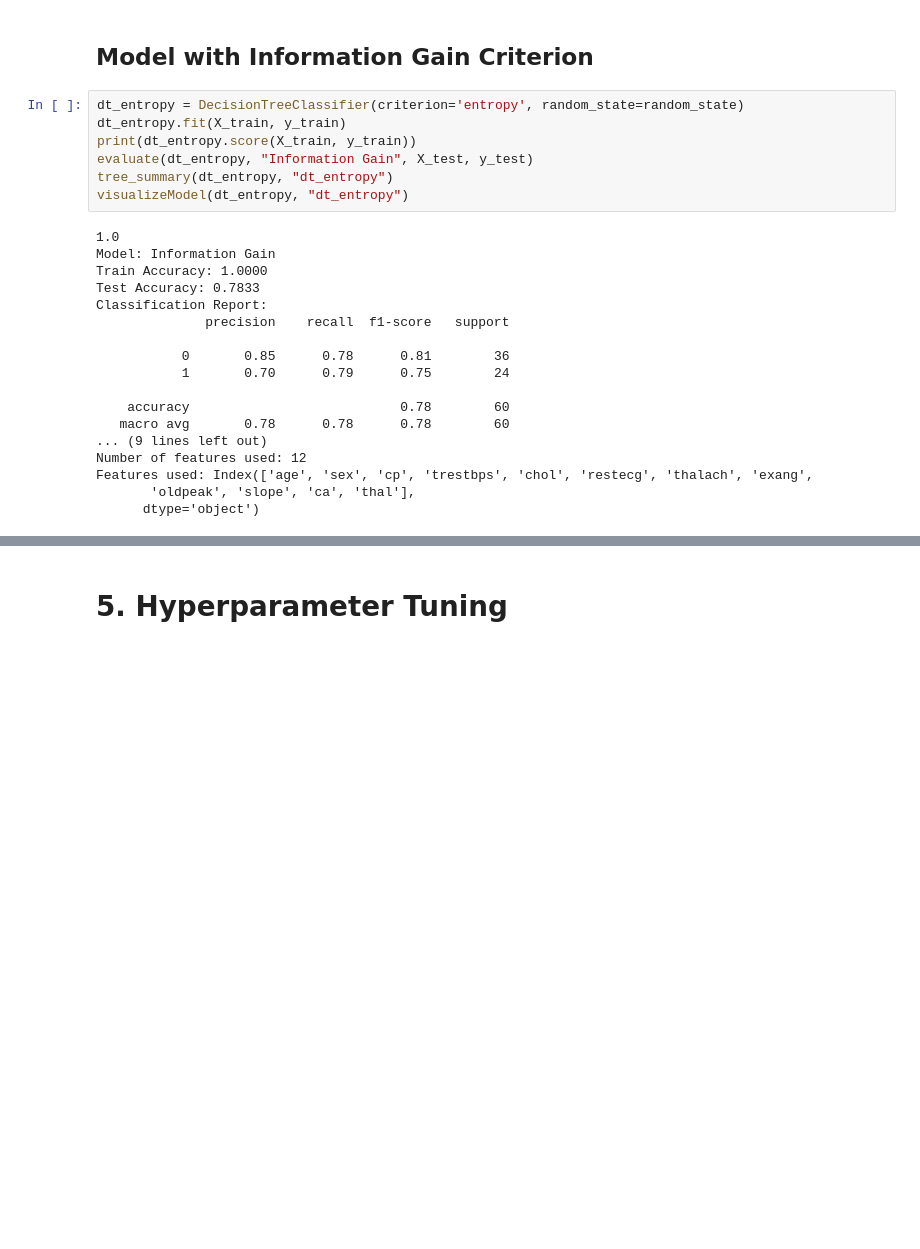
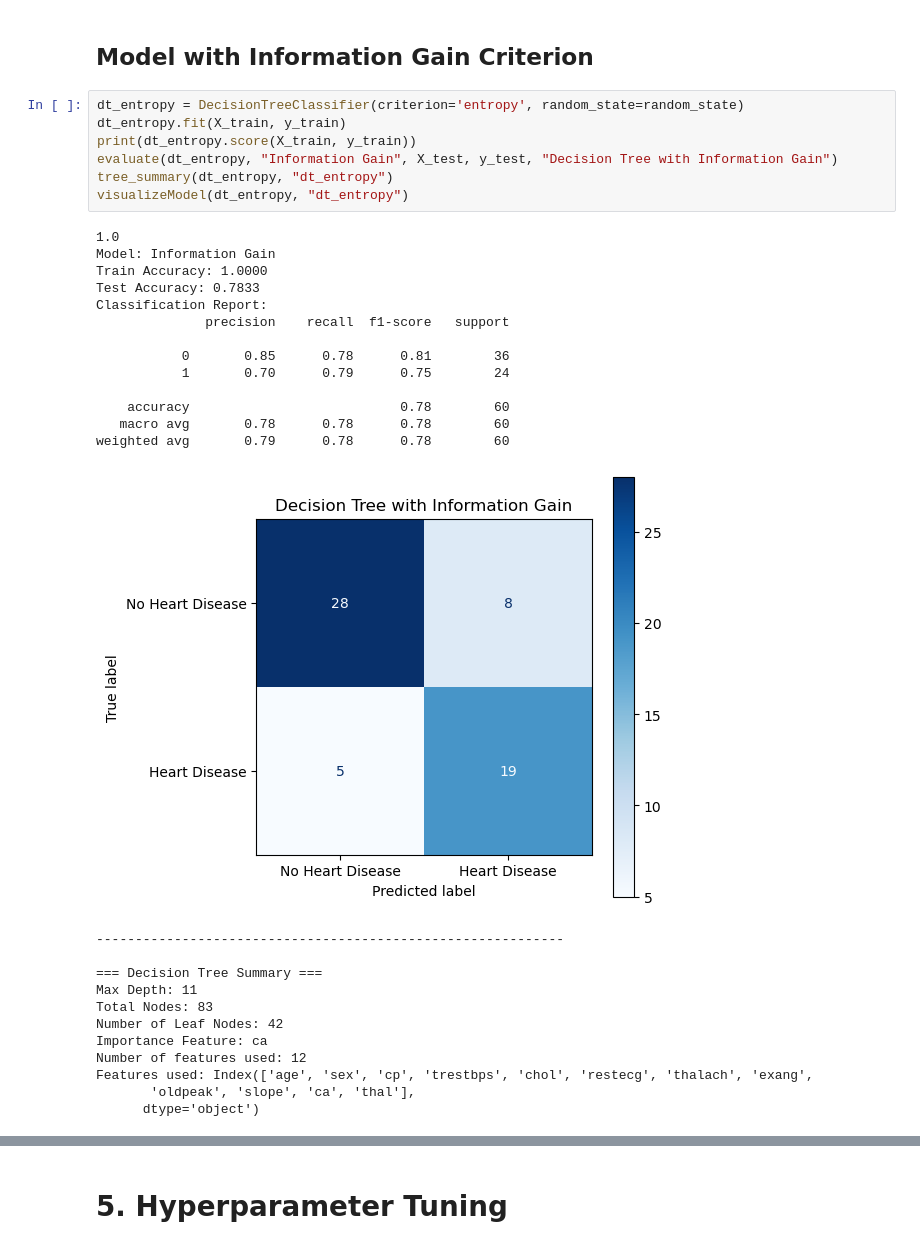
Before and after one commit to virakden/decision-tree-ranfor, a Jupyter notebook: decision-tree.ipynb, the cells around one changed output, grey strips where cells are left out. Saved outputs shown, nothing was run; the diff lists cells and outputs as text; blank space fills up the shorter version.

```diff
--- a/decision-tree.ipynb
+++ b/decision-tree.ipynb
@@ -301,28 +322,36 @@ Features used: Index(['age', 'sex', 'cp', 'trestbps', 'chol', 'thalach', 'exang'
 # %%
 dt_entropy = DecisionTreeClassifier(criterion='entropy', random_state=random_state)
 dt_entropy.fit(X_train, y_train)
 print(dt_entropy.score(X_train, y_train))
-evaluate(dt_entropy, "Information Gain", X_test, y_test)
+evaluate(dt_entropy, "Information Gain", X_test, y_test, "Decision Tree with Information Gain")
 tree_summary(dt_entropy, "dt_entropy")
 visualizeModel(dt_entropy, "dt_entropy")
 # %% [output]
 1.0
 Model: Information Gain
 Train Accuracy: 1.0000
 Test Accuracy: 0.7833
 Classification Report:
               precision    recall  f1-score   support
 
            0       0.85      0.78      0.81        36
            1       0.70      0.79      0.75        24
 
     accuracy                           0.78        60
    macro avg       0.78      0.78      0.78        60
-... (9 lines left out)
-Number of features used: 12
-Features used: Index(['age', 'sex', 'cp', 'trestbps', 'chol', 'restecg', 'thalach', 'exang',
-       'oldpeak', 'slope', 'ca', 'thal'],
-      dtype='object')
+weighted avg       0.79      0.78      0.78        60
+[figure, added]
+------------------------------------------------------------
+
+=== Decision Tree Summary ===
+Max Depth: 11
+Total Nodes: 83
+Number of Leaf Nodes: 42
+Importance Feature: ca
+Number of features used: 12
+Features used: Index(['age', 'sex', 'cp', 'trestbps', 'chol', 'restecg', 'thalach', 'exang',
+       'oldpeak', 'slope', 'ca', 'thal'],
+      dtype='object')
 [drawing not drawn]
 # %% [markdown]
 # 5. Hyperparameter Tuning
```
Also changed, not shown: parts of 11 cells of this notebook, 8 other files.
